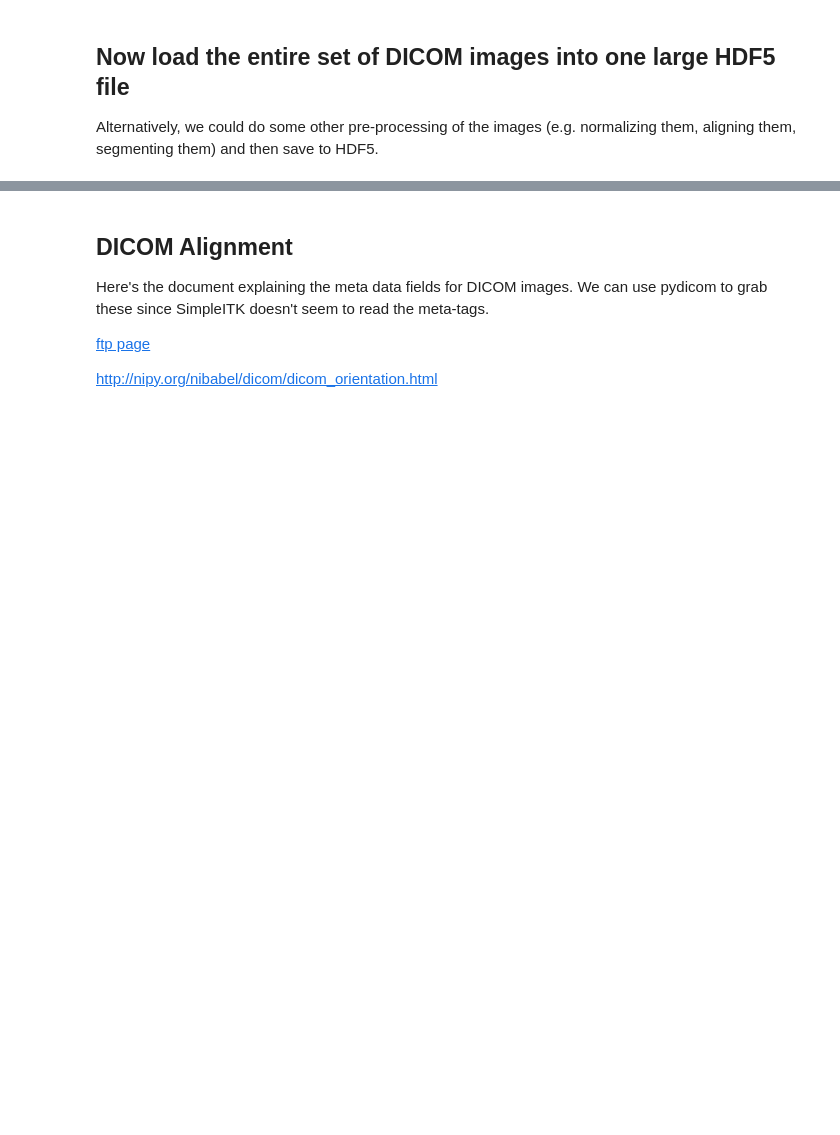
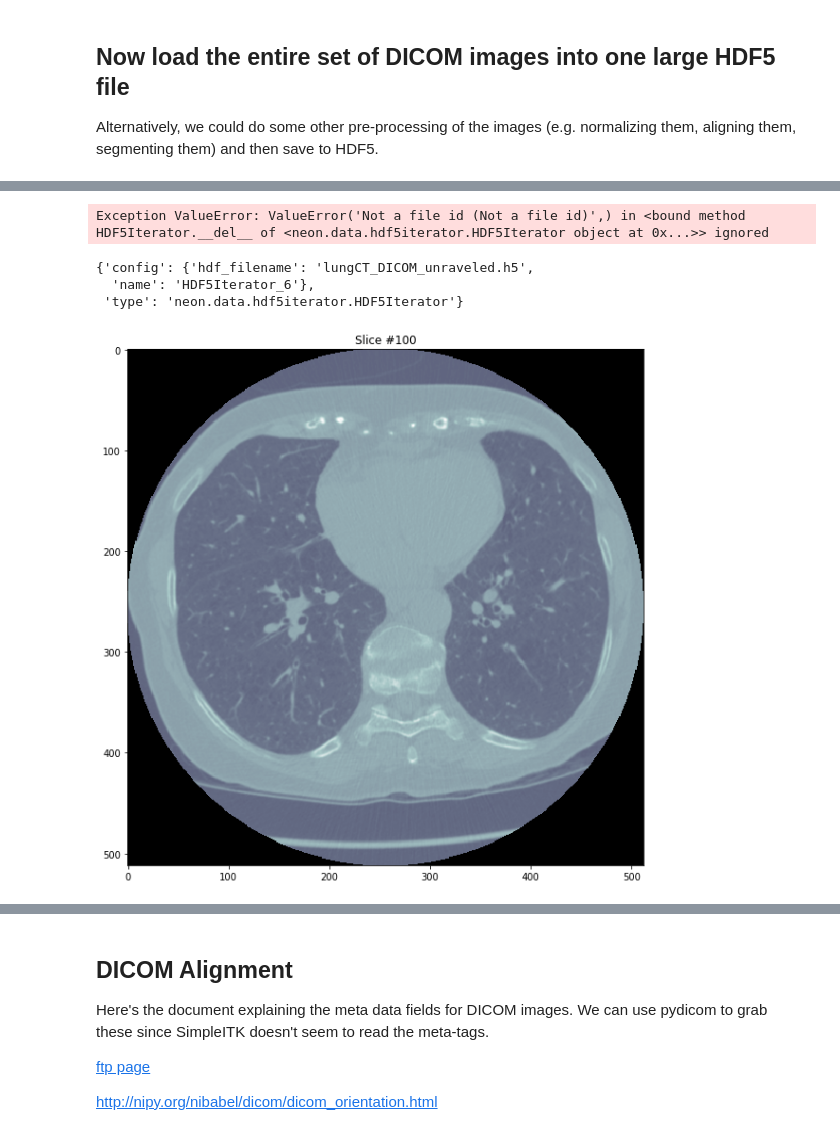
Before and after one commit to mas-dse-greina/neon, a Jupyter notebook: dicom/DICOM Processing Script.ipynb, the cells around one changed output, grey strips where cells are left out. Saved outputs shown, nothing was run; the diff lists cells and outputs as text; code cells hidden in the pictures; blank space fills up the shorter version.

Commit message:
Script now appends HDF5 dataset. Refactored SimpleITK reader as separate function

```diff
--- a/dicom/DICOM Processing Script.ipynb
+++ b/dicom/DICOM Processing Script.ipynb
@@ -155,0 +154,34 @@ df = h5py.File(outFilename, 'r')
+# %%
+outFilename = 'lungCT_DICOM_unraveled.h5'
+
+with h5py.File(outFilename, 'w') as df:  # Open hdf5 file for writing our DICOM dataset
+
+    numPatients = len(patients)
+
+    for patientDirectory in patients[:1]:  # Start with the first patient to set up the HDF5 dataset
+
+        patientID = ntpath.basename(patientDirectory) # Unique ID for patient
+
+        print('({} of {}): Processing patient: {}'.format(1, numPatients, patientID))
+
+        imgTensor, C, H, W, D = getImageTensor(patientDirectory)
+
+        dset = df.create_dataset('input', data=imgTensor, maxshape=[None, C*H*W*D])
+
+        for i, patientDirectory in enumerate(patients[1:]): # Now append the remaining patients
+
+            patientID = ntpath.basename(patientDirectory) # Unique ID for patient
+
+            print('({} of {}): Processing patient: {}'.format(i+2, numPatients, patientID))
+
+            imgTensor, C, H, W, D = getImageTensor(patientDirectory)
+
+            row = dset.shape[0] # How many rows in the dataset currently?
+
+            dset.resize(row+1, axis=0)   # Add one more row (i.e. new patient)
+
+            dset[row, :] = imgTensor
+
+    df['input'].attrs['lshape'] = (C, H, W, D) # (Channel, Height, Width, Depth)
+
+    print('FINISHED. Output to HDF5 file: {}'.format(outFilename))
@@ -177,0 +207,16 @@ df.close()
+# %%
+train_set = HDF5Iterator(outFilename)
+# %% [output]
+Exception ValueError: ValueError('Not a file id (Not a file id)',) in <bound method HDF5Iterator.__del__ of <neon.data.hdf5iterator.HDF5Iterator object at 0x...>> ignored
+# %%
+train_set.get_description()
+# %% [output]
+{'config': {'hdf_filename': 'lungCT_DICOM_unraveled.h5',
+  'name': 'HDF5Iterator_6'},
+ 'type': 'neon.data.hdf5iterator.HDF5Iterator'}
+# %%
+plt.figure(figsize=[10,10])
+plt.title('Slice #100')
+plt.imshow(train_set.inp[0,:].reshape(512,512,128)[:,:,100]);  # Show the slice 100 of patient 0
+# %% [output]
+[figure, added]
```
Also changed, not shown: parts of 13 cells of this notebook.
